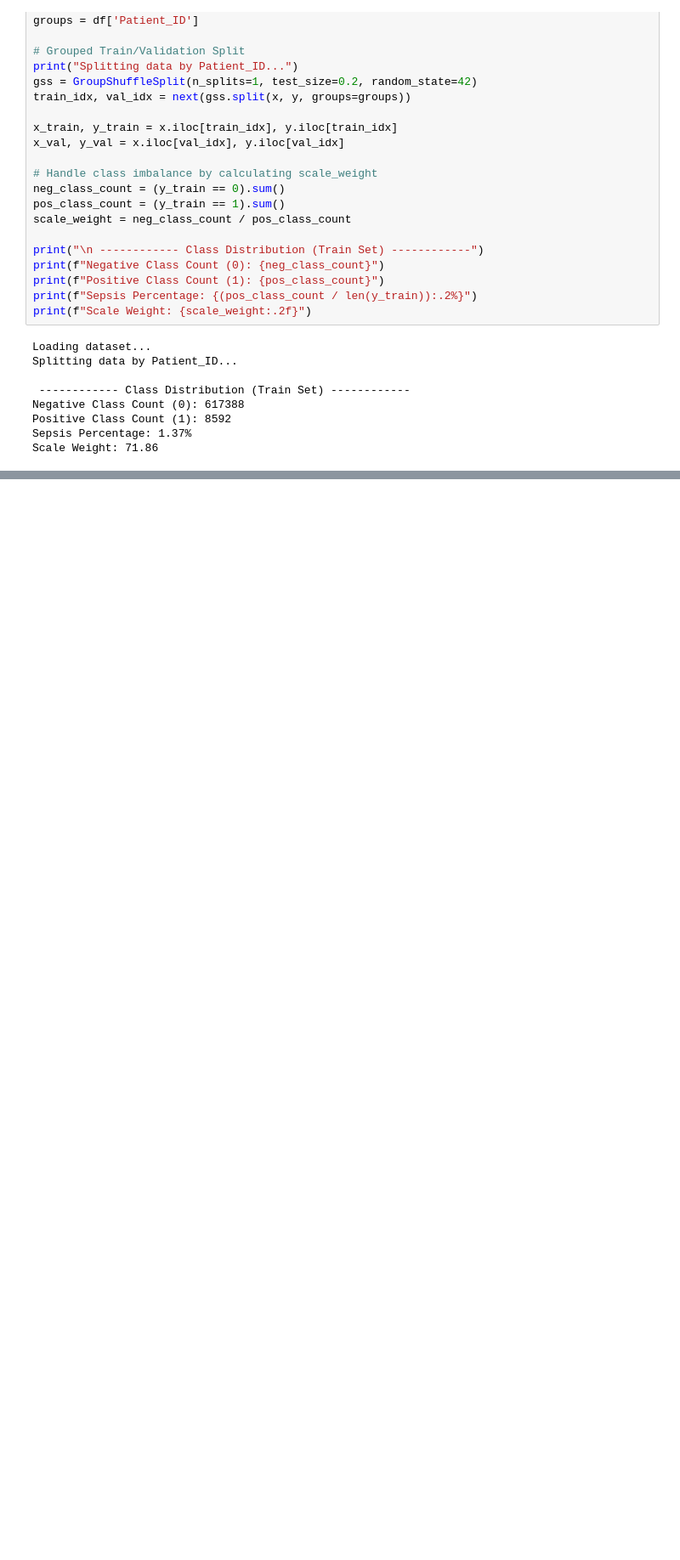
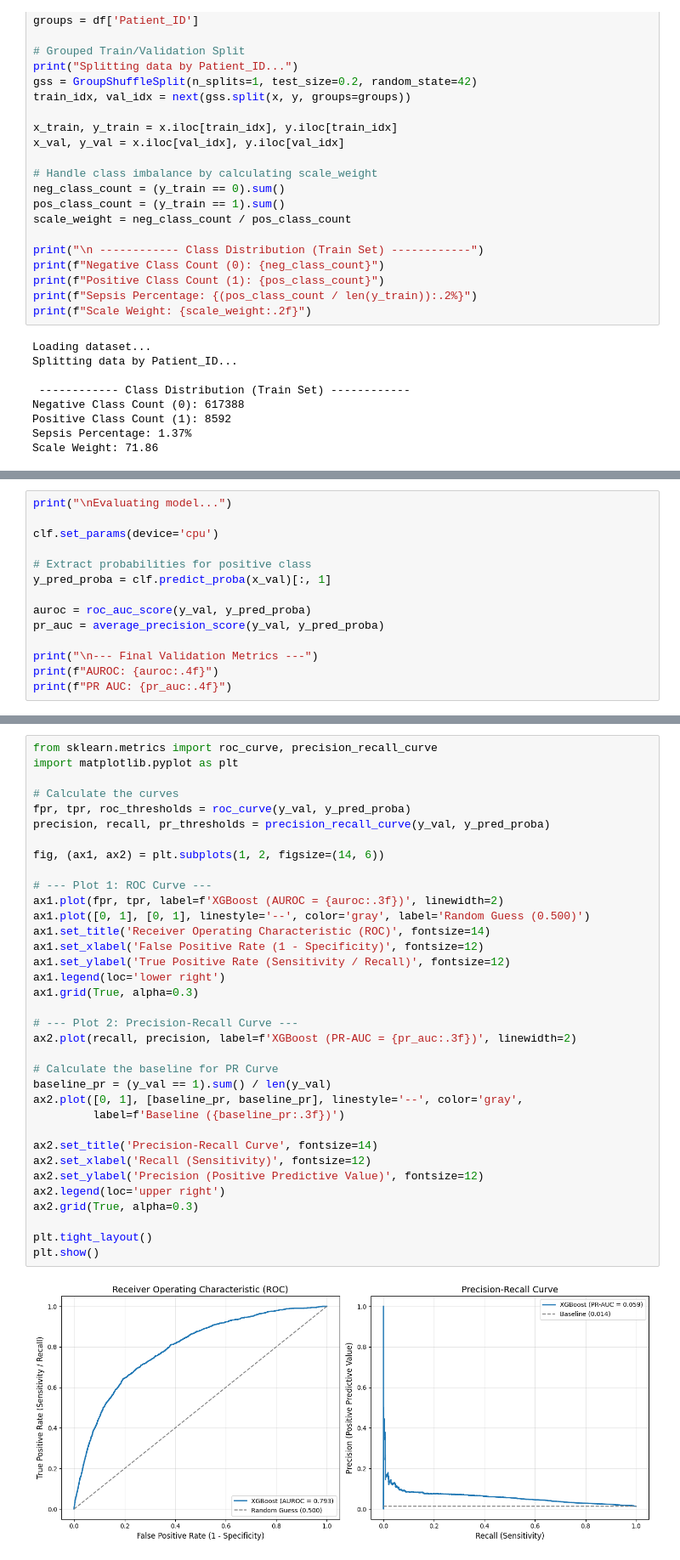
Before and after one commit to Clopo10/ML_Pipeline, a Jupyter notebook: notebooks/model.ipynb, the cells around one changed output, grey strips where cells are left out. Shown at 85% size. Saved outputs shown, nothing was run; the diff lists cells and outputs as text; blank space fills up the shorter version.

Commit message:
baseline model

```diff
--- a/notebooks/model.ipynb
+++ b/notebooks/model.ipynb
@@ -46,0 +90,14 @@ Scale Weight: 71.86
+# %%
+print("\nEvaluating model...")
+
+clf.set_params(device='cpu')
+
+# Extract probabilities for positive class
+y_pred_proba = clf.predict_proba(x_val)[:, 1]
+
+auroc = roc_auc_score(y_val, y_pred_proba)
+pr_auc = average_precision_score(y_val, y_pred_proba)
+
+print("\n--- Final Validation Metrics ---")
+print(f"AUROC: {auroc:.4f}")
+print(f"PR AUC: {pr_auc:.4f}")
@@ -46,0 +110,37 @@ Scale Weight: 71.86
+# %%
+from sklearn.metrics import roc_curve, precision_recall_curve
+import matplotlib.pyplot as plt
+
+# Calculate the curves
+fpr, tpr, roc_thresholds = roc_curve(y_val, y_pred_proba)
+precision, recall, pr_thresholds = precision_recall_curve(y_val, y_pred_proba)
+
+fig, (ax1, ax2) = plt.subplots(1, 2, figsize=(14, 6))
+
+# --- Plot 1: ROC Curve ---
+ax1.plot(fpr, tpr, label=f'XGBoost (AUROC = {auroc:.3f})', linewidth=2)
+ax1.plot([0, 1], [0, 1], linestyle='--', color='gray', label='Random Guess (0.500)')
+ax1.set_title('Receiver Operating Characteristic (ROC)', fontsize=14)
+ax1.set_xlabel('False Positive Rate (1 - Specificity)', fontsize=12)
+ax1.set_ylabel('True Positive Rate (Sensitivity / Recall)', fontsize=12)
+ax1.legend(loc='lower right')
+ax1.grid(True, alpha=0.3)
+
+# --- Plot 2: Precision-Recall Curve ---
+ax2.plot(recall, precision, label=f'XGBoost (PR-AUC = {pr_auc:.3f})', linewidth=2)
+
+# Calculate the baseline for PR Curve
+baseline_pr = (y_val == 1).sum() / len(y_val)
+ax2.plot([0, 1], [baseline_pr, baseline_pr], linestyle='--', color='gray',
+         label=f'Baseline ({baseline_pr:.3f})')
+
+ax2.set_title('Precision-Recall Curve', fontsize=14)
+ax2.set_xlabel('Recall (Sensitivity)', fontsize=12)
+ax2.set_ylabel('Precision (Positive Predictive Value)', fontsize=12)
+ax2.legend(loc='upper right')
+ax2.grid(True, alpha=0.3)
+
+plt.tight_layout()
+plt.show()
+# %% [output]
+[figure, added]
```
Also changed, not shown: parts of 9 cells of this notebook.
